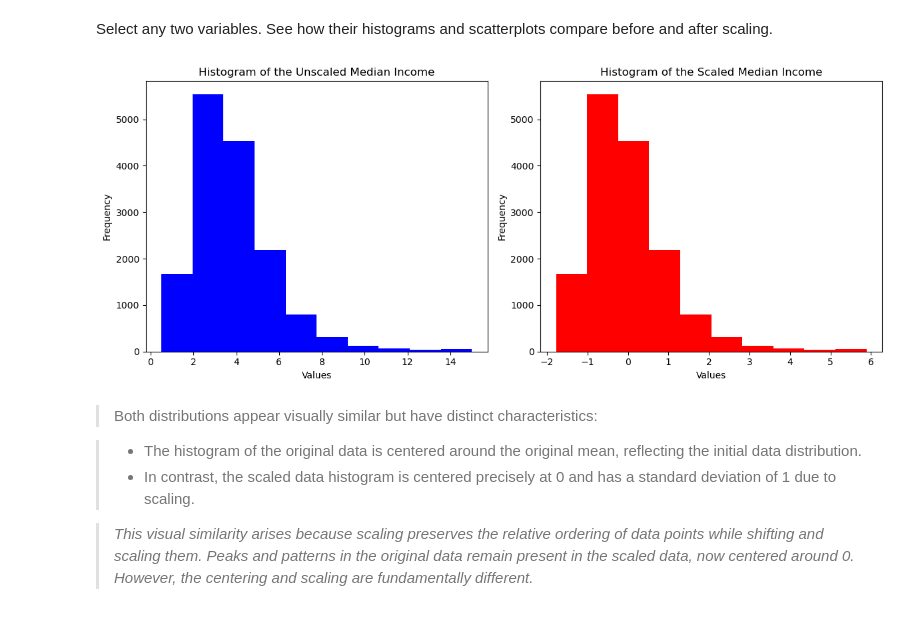
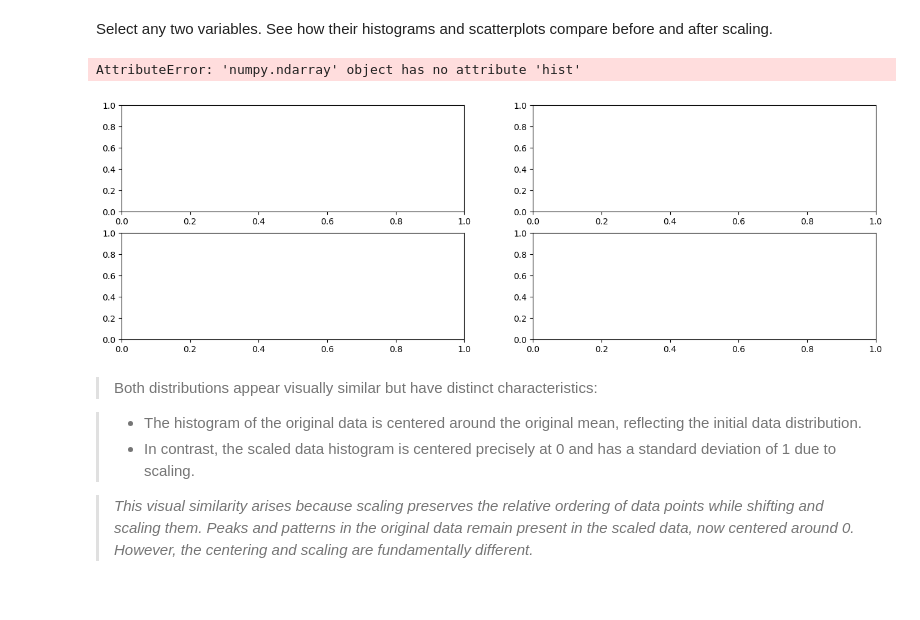
Before and after one commit to milindbhatiaa/Advance_Machine_Learning, a Jupyter notebook: HW_1_Milind_Bhatia.ipynb, the cells around one changed output. Saved outputs shown, nothing was run; the diff lists cells and outputs as text; code cells hidden in the pictures.

```diff
--- a/HW_1_Milind_Bhatia.ipynb
+++ b/HW_1_Milind_Bhatia.ipynb
@@ -181,28 +181,41 @@ Select any two variables. See how their histograms and scatterplots compare befo
 # %%
 ##  START CODE  ##
 dataUS = X_train['median_income']
 dataS = Xscaled_train[:,7]
 
-# Create subplots for two separate histograms
-fig, (ax1, ax2) = plt.subplots(1, 2, figsize=(12, 5))
+# Create subplots for histograms and scatter plots
+fig, axes = plt.subplots(2, 2, figsize=(16, 5))
 
-# Plot the histogram for the 8th column of the first dataset
-ax1.hist(dataUS, color='blue')
-ax1.set_xlabel('Values')
-ax1.set_ylabel('Frequency')
-ax1.set_title('Histogram of the Unscaled Median Income')
+# Plot the histogram for the Unscaled Median Income
+axes[0].hist(dataUS, color='blue', bins=20)
+axes[0].set_xlabel('Values')
+axes[0].set_ylabel('Frequency')
+axes[0].set_title('Histogram of Unscaled Median Income')
 
-# Plot the histogram for the 8th column of the second dataset
-ax2.hist(dataS, color='red')
-ax2.set_xlabel('Values')
-ax2.set_ylabel('Frequency')
-ax2.set_title('Histogram of the Scaled Median Income')
+# Plot the histogram for the Scaled Median Income
+axes[1].hist(dataS, color='red', bins=20)
+axes[1].set_xlabel('Values')
+axes[1].set_ylabel('Frequency')
+axes[1].set_title('Histogram of Scaled Median Income')
+
+# Plot the scatter plot for Unscaled Median Income vs. Target
+axes[2].scatter(dataUS, y_train, color='blue', alpha=0.5)
+axes[2].set_xlabel('Unscaled Median Income')
+axes[2].set_ylabel('Target')
+axes[2].set_title('Scatter Plot: Unscaled Median Income vs. Target')
+
+# Plot the scatter plot for Scaled Median Income vs. Target
+axes[3].scatter(dataS, y_train, color='red', alpha=0.5)
+axes[3].set_xlabel('Scaled Median Income')
+axes[3].set_ylabel('Target')
+axes[3].set_title('Scatter Plot: Scaled Median Income vs. Target')
 
 plt.tight_layout()
 plt.show()
 ##  END CODE    ##
 # %% [output]
+AttributeError: 'numpy.ndarray' object has no attribute 'hist'
-[figure, old version]
+[figure, new version]
 # %% [markdown]
 > Both distributions appear visually similar but have distinct characteristics:
 
```
Also changed, not shown: parts of 3 cells of this notebook.
